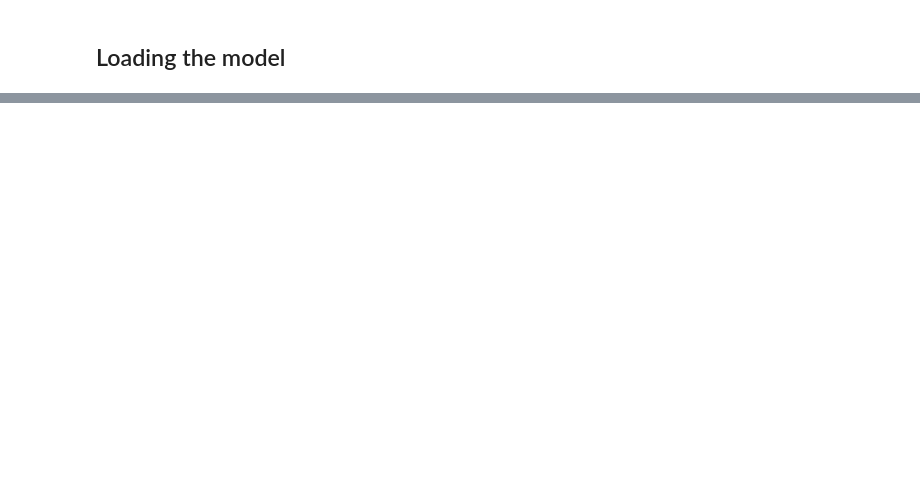
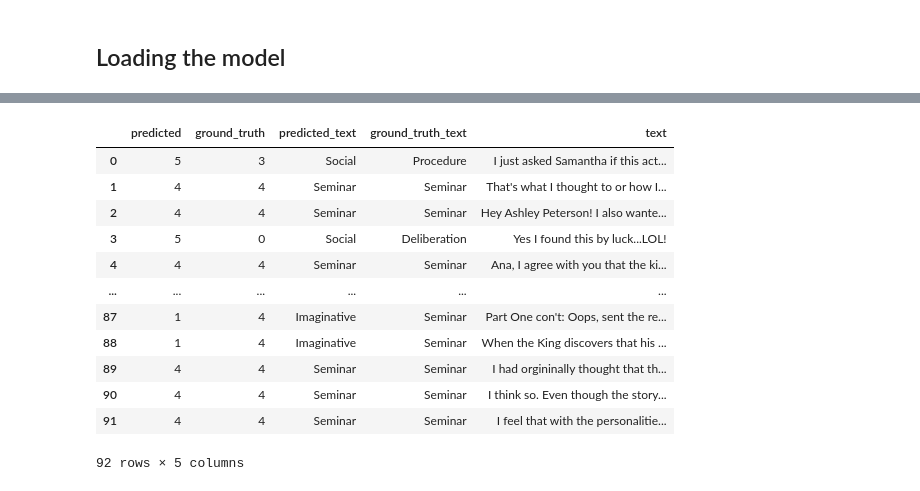
Before and after one commit to UL-FRI-NLP-2023-2024/ul-fri-nlp-course-project-azb, a Jupyter notebook: prompt_tuning/prompt_tuning.ipynb, the cells around one changed output, grey strips where cells are left out. Saved outputs shown, nothing was run; the diff lists cells and outputs as text; code cells hidden in the pictures; blank space fills up the shorter version.

```diff
--- a/prompt_tuning/prompt_tuning.ipynb
+++ b/prompt_tuning/prompt_tuning.ipynb
@@ -420 +489,23 @@ def evaluate_model(test_df, all_examples):
+# %%
+err_df = pd.DataFrame()
+err_df['predicted'] = predicted_labels
+err_df['ground_truth'] = actual_labels
+err_df['predicted_text'] = list(map(lambda x: labelToCategory[x], predicted_labels))
+err_df['ground_truth_text'] = list(map(lambda x: labelToCategory[x], actual_labels))
+err_df['text'] = test_df['text']
+err_df
+# %% [output]
+|  | predicted | ground_truth | predicted_text | ground_truth_text | text |
+| 0 | 5 | 3 | Social | Procedure | I just asked Samantha if this act... |
+| 1 | 4 | 4 | Seminar | Seminar | That's what I thought to or how I... |
+| 2 | 4 | 4 | Seminar | Seminar | Hey Ashley Peterson! I also wante... |
+| 3 | 5 | 0 | Social | Deliberation | Yes I found this by luck...LOL! |
+| 4 | 4 | 4 | Seminar | Seminar | Ana, I agree with you that the ki... |
+| ... | ... | ... | ... | ... | ... |
+| 87 | 1 | 4 | Imaginative | Seminar | Part One con't: Oops, sent the re... |
+| 88 | 1 | 4 | Imaginative | Seminar | When the King discovers that his ... |
+| 89 | 4 | 4 | Seminar | Seminar | I had orgininally thought that th... |
+| 90 | 4 | 4 | Seminar | Seminar | I think so. Even though the story... |
+| 91 | 4 | 4 | Seminar | Seminar | I feel that with the personalitie... |
+92 rows × 5 columns
 # %%
```
Also changed, not shown: parts of 52 cells of this notebook, 7 other files.
